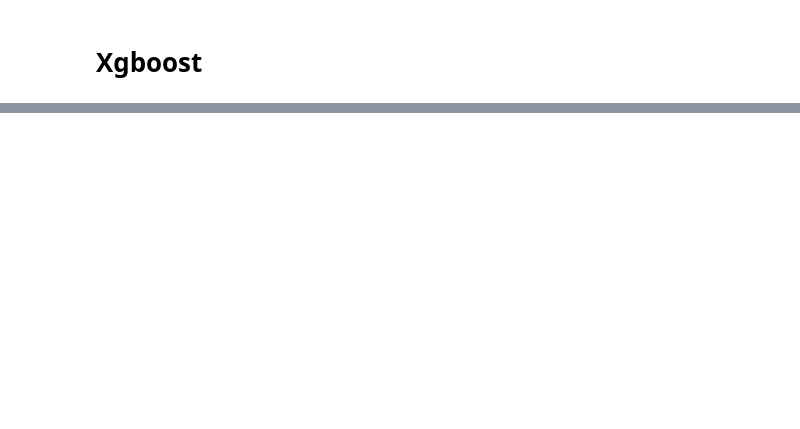
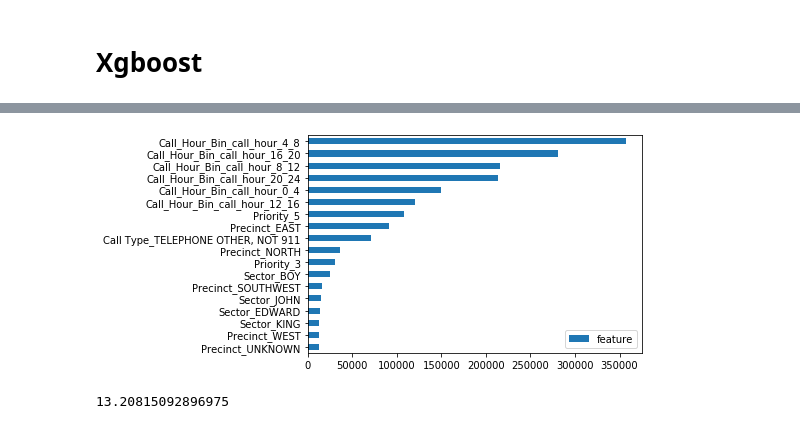
Before and after one commit to liuy379/Data512, a Jupyter notebook: final_project/modeling.ipynb, the cells around one changed output, grey strips where cells are left out. Saved outputs shown, nothing was run; the diff lists cells and outputs as text; code cells hidden in the pictures; blank space fills up the shorter version.

```diff
--- a/final_project/modeling.ipynb
+++ b/final_project/modeling.ipynb
@@ -118,0 +115,4 @@ KeyboardInterrupt:
+# %%
+imp.iloc[2:20,:].sort_values('feature').plot.barh();
+# %% [output]
+[figure, added]
@@ -118,0 +124,4 @@ KeyboardInterrupt:
+# %%
+math.sqrt(((y_val - pred)**2).mean())
+# %% [output]
+13.20815092896975
```
Also changed, not shown: parts of 10 cells of this notebook, 3 other files.
